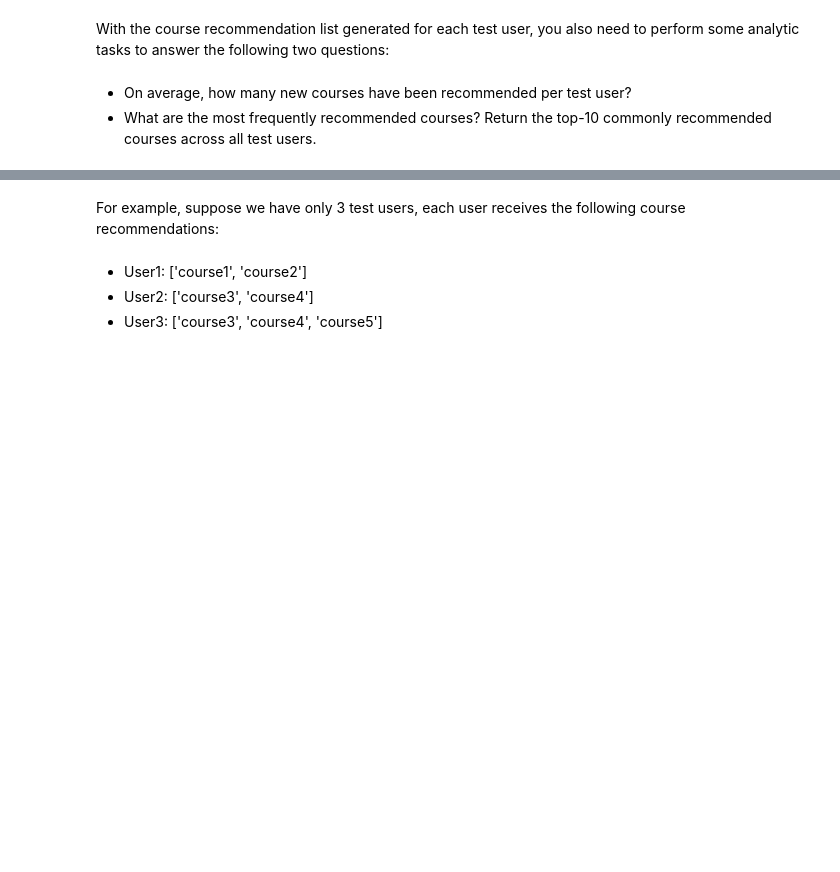
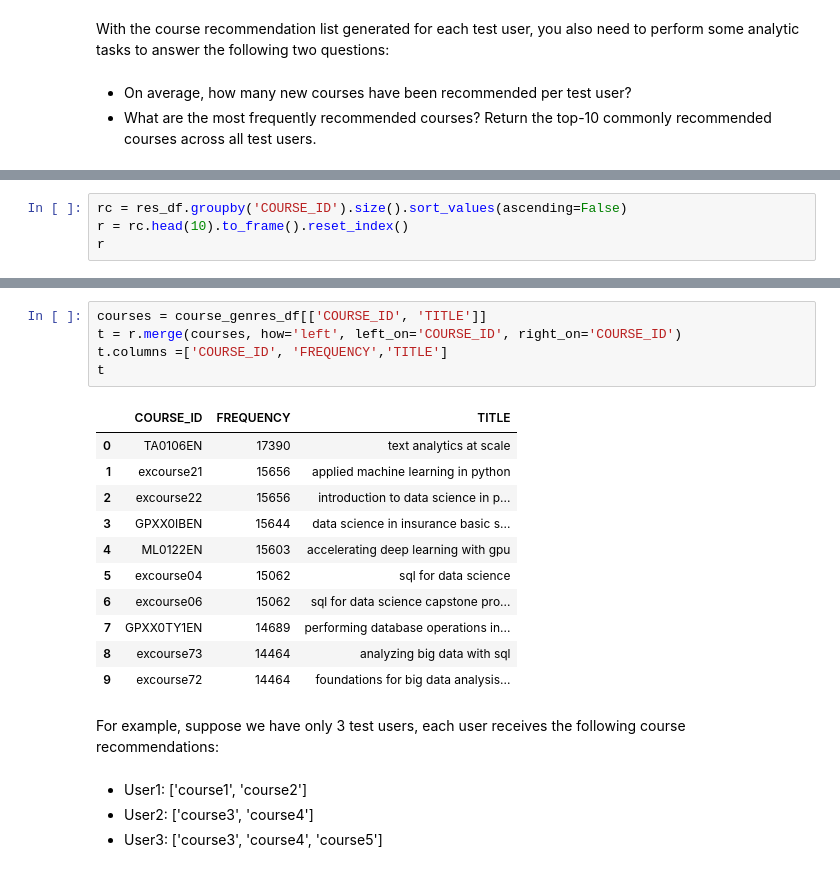
Before and after one commit to me-in-tech/ML6---Capstone-project, a Jupyter notebook: lab_jupyter_content_user_profile.ipynb, the cells around one changed output, grey strips where cells are left out. Cells and saved outputs as stored; diff of their text form; blank space fills up the shorter version.

```diff
--- a/lab_jupyter_content_user_profile.ipynb
+++ b/lab_jupyter_content_user_profile.ipynb
@@ -537,0 +560,4 @@ With the course recommendation list generated for each test user, you also need
+# %%
+rc = res_df.groupby('COURSE_ID').size().sort_values(ascending=False)
+r = rc.head(10).to_frame().reset_index()
+r
@@ -538,3 +576,20 @@ With the course recommendation list generated for each test user, you also need
+# %%
+courses = course_genres_df[['COURSE_ID', 'TITLE']]
+t = r.merge(courses, how='left', left_on='COURSE_ID', right_on='COURSE_ID')
+t.columns =['COURSE_ID', 'FREQUENCY','TITLE']
+t
+# %% [output]
+|  | COURSE_ID | FREQUENCY | TITLE |
+| 0 | TA0106EN | 17390 | text analytics at scale |
+| 1 | excourse21 | 15656 | applied machine learning in python |
+| 2 | excourse22 | 15656 | introduction to data science in p... |
+| 3 | GPXX0IBEN | 15644 | data science in insurance basic s... |
+| 4 | ML0122EN | 15603 | accelerating deep learning with gpu |
+| 5 | excourse04 | 15062 | sql for data science |
+| 6 | excourse06 | 15062 | sql for data science capstone pro... |
+| 7 | GPXX0TY1EN | 14689 | performing database operations in... |
+| 8 | excourse73 | 14464 | analyzing big data with sql |
+| 9 | excourse72 | 14464 | foundations for big data analysis... |
 # %% [markdown]
 For example, suppose we have only 3 test users, each user receives the following course recommendations:
 # %% [markdown]
```
Also changed, not shown: parts of 9 cells of this notebook.
